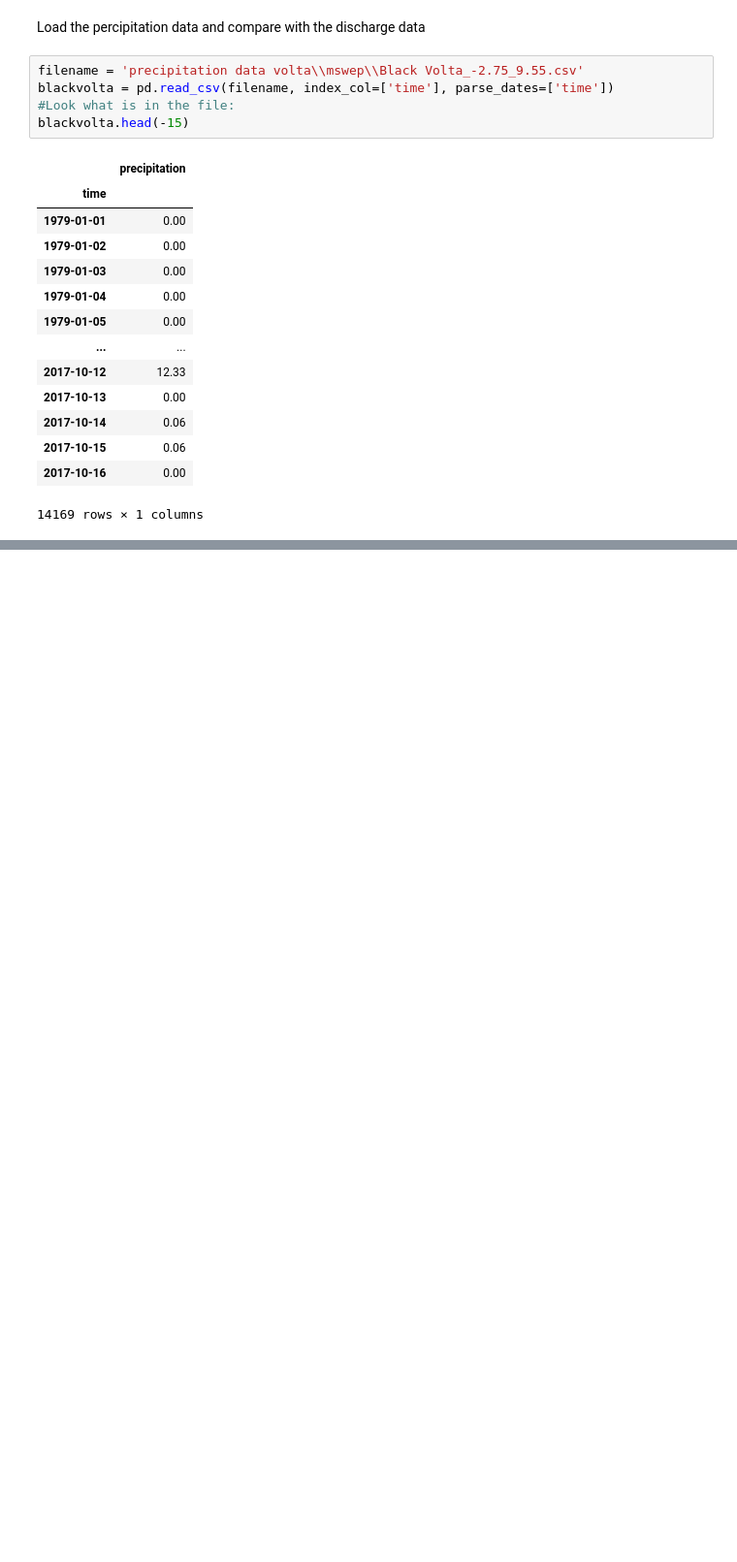
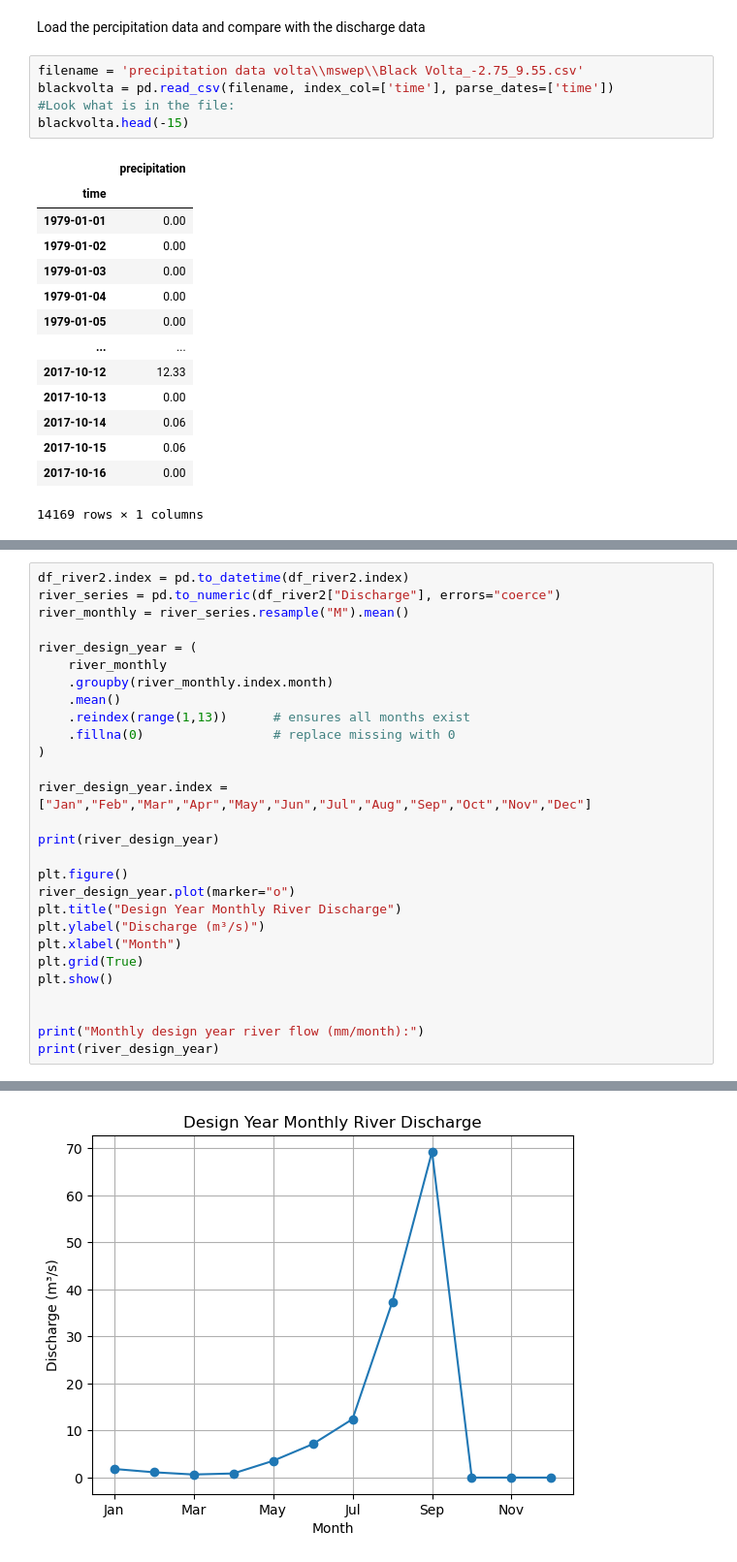
Before and after one commit to ehuistra/volta-case, a Jupyter notebook: Hydrological_and_climate_Data_analysis.ipynb, the cells around one changed output, grey strips where cells are left out. Shown at 97% size. Cells and saved outputs as stored; diff of their text form; blank space fills up the shorter version.

```diff
--- a/Hydrological_and_climate_Data_analysis.ipynb
+++ b/Hydrological_and_climate_Data_analysis.ipynb
@@ -389,0 +393,29 @@ KeyboardInterrupt:
+# %%
+df_river2.index = pd.to_datetime(df_river2.index)
+river_series = pd.to_numeric(df_river2["Discharge"], errors="coerce")
+river_monthly = river_series.resample("M").mean()
+
+river_design_year = (
+    river_monthly
+    .groupby(river_monthly.index.month)
+    .mean()
+    .reindex(range(1,13))      # ensures all months exist
+    .fillna(0)                 # replace missing with 0
+)
+
+river_design_year.index = ["Jan","Feb","Mar","Apr","May","Jun","Jul","Aug","Sep","Oct","Nov","Dec"]
+
+print(river_design_year)
+
+plt.figure()
+river_design_year.plot(marker="o")
+plt.title("Design Year Monthly River Discharge")
+plt.ylabel("Discharge (m³/s)")
+plt.xlabel("Month")
+plt.grid(True)
+plt.show()
+
+
+print("Monthly design year river flow (mm/month):")
+print(river_design_year)
+# %% [output]
@@ -389,0 +435 @@ KeyboardInterrupt:
+[figure, added]
```
Also changed, not shown: parts of 19 cells of this notebook, 1 other file.
